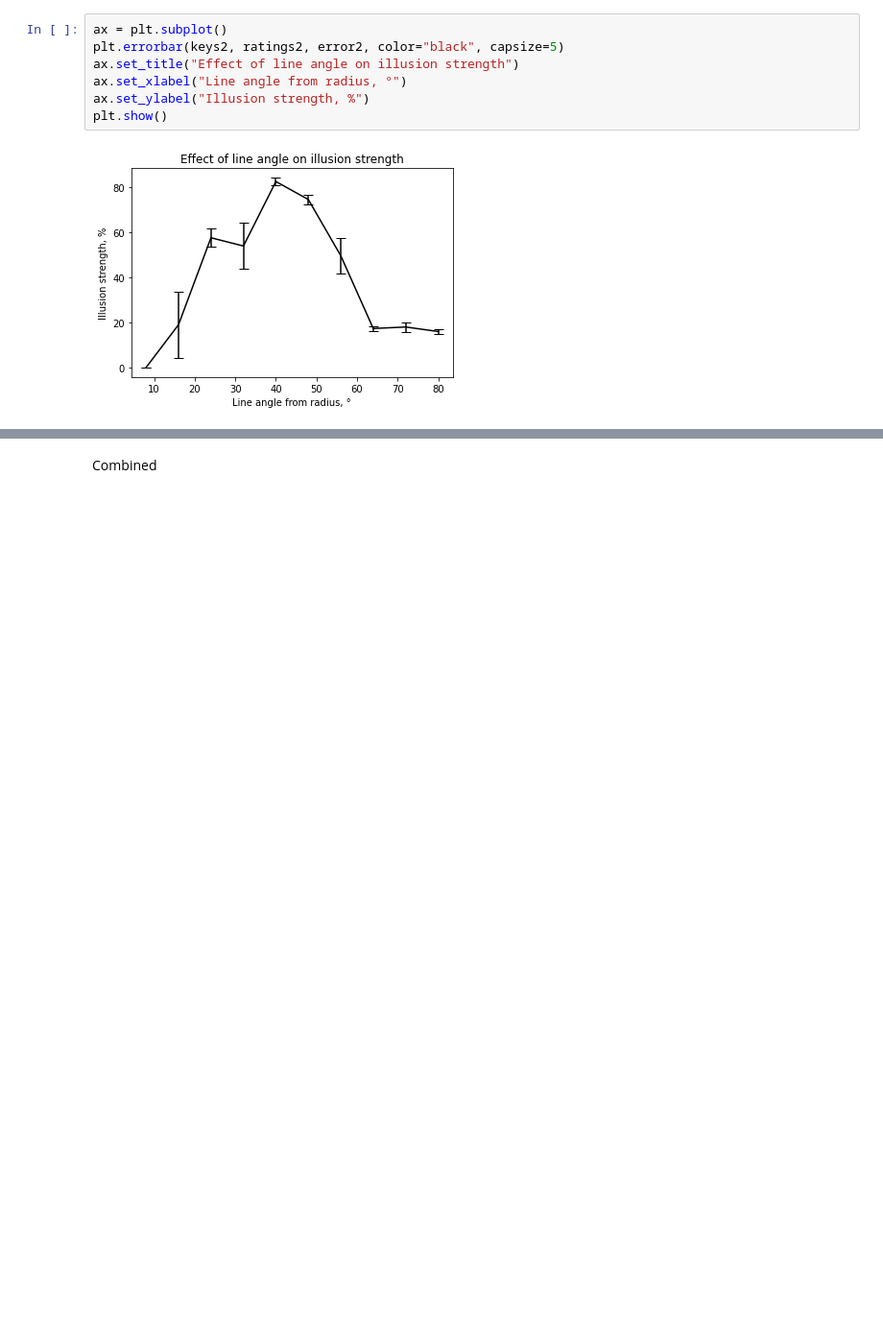
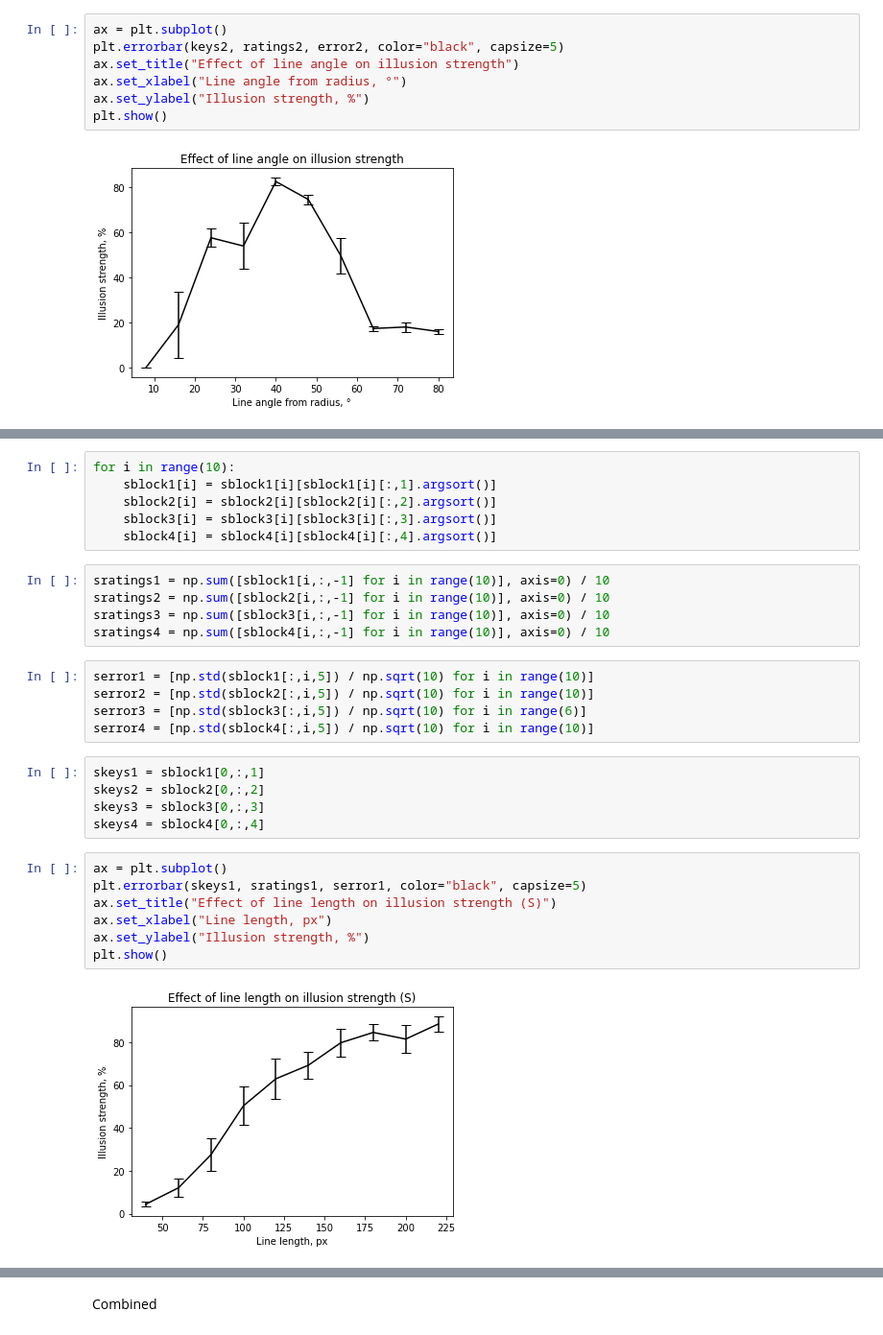
Before and after one commit to ChrisBaoCC/RLTIExperiment, a Jupyter notebook: analysis.ipynb, the cells around one changed output, grey strips where cells are left out. Shown: that part at 96% size. Saved outputs shown, nothing was run; the diff lists cells and outputs as text; blank space fills up the shorter version.

```diff
--- a/analysis.ipynb
+++ b/analysis.ipynb
@@ -101,0 +95,30 @@ plt.show()
+# %%
+for i in range(10):
+    sblock1[i] = sblock1[i][sblock1[i][:,1].argsort()]
+    sblock2[i] = sblock2[i][sblock2[i][:,2].argsort()]
+    sblock3[i] = sblock3[i][sblock3[i][:,3].argsort()]
+    sblock4[i] = sblock4[i][sblock4[i][:,4].argsort()]
+# %%
+sratings1 = np.sum([sblock1[i,:,-1] for i in range(10)], axis=0) / 10
+sratings2 = np.sum([sblock2[i,:,-1] for i in range(10)], axis=0) / 10
+sratings3 = np.sum([sblock3[i,:,-1] for i in range(10)], axis=0) / 10
+sratings4 = np.sum([sblock4[i,:,-1] for i in range(10)], axis=0) / 10
+# %%
+serror1 = [np.std(sblock1[:,i,5]) / np.sqrt(10) for i in range(10)]
+serror2 = [np.std(sblock2[:,i,5]) / np.sqrt(10) for i in range(10)]
+serror3 = [np.std(sblock3[:,i,5]) / np.sqrt(10) for i in range(6)]
+serror4 = [np.std(sblock4[:,i,5]) / np.sqrt(10) for i in range(10)]
+# %%
+skeys1 = sblock1[0,:,1]
+skeys2 = sblock2[0,:,2]
+skeys3 = sblock3[0,:,3]
+skeys4 = sblock4[0,:,4]
+# %%
+ax = plt.subplot()
+plt.errorbar(skeys1, sratings1, serror1, color="black", capsize=5)
+ax.set_title("Effect of line length on illusion strength (S)")
+ax.set_xlabel("Line length, px")
+ax.set_ylabel("Illusion strength, %")
+plt.show()
+# %% [output]
+[figure, added]
```
Also changed, not shown: parts of 37 cells of this notebook, 5 other files.
